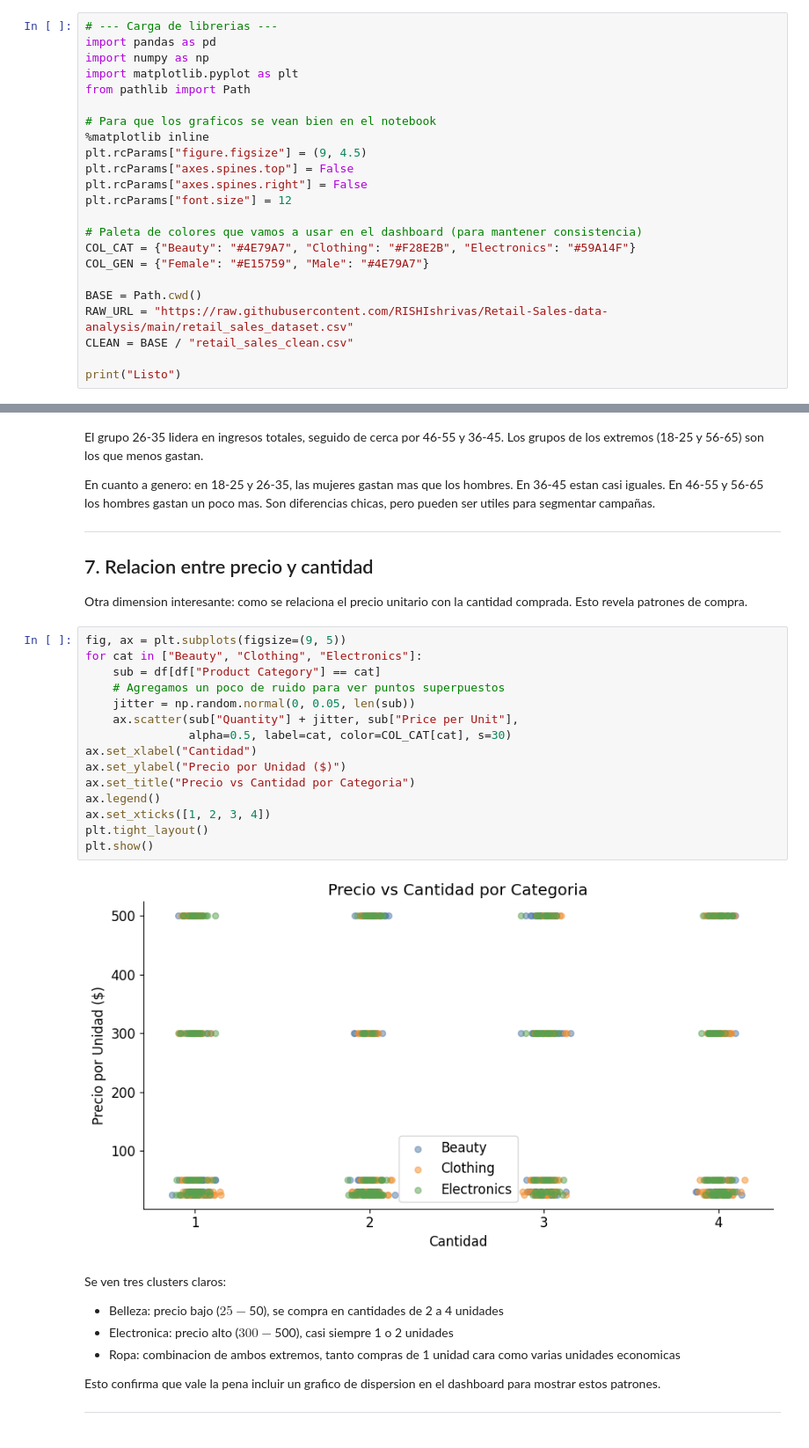
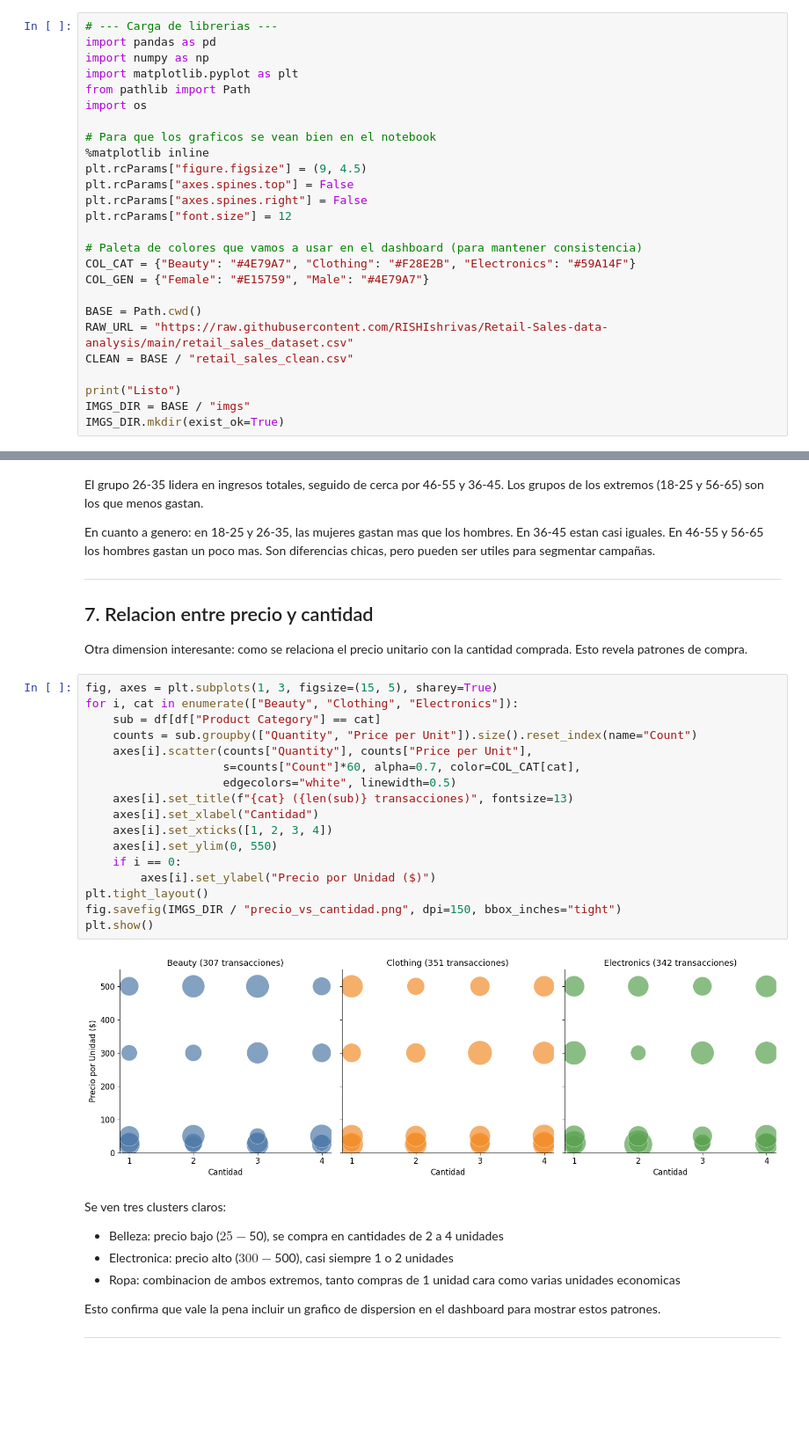
Before and after one commit to AngelEspin/retail-sales-dashboard, a Jupyter notebook: dashboard_streamlit/preprocessing.ipynb, the cells around one changed output, grey strips where cells are left out. Shown at 88% size. Saved outputs shown, nothing was run; the diff lists cells and outputs as text; blank space fills up the shorter version.

Commit message:
feat: save EDA figures to imgs/ + fix scatter plot with faceted bubbles

```diff
--- a/dashboard_streamlit/preprocessing.ipynb
+++ b/dashboard_streamlit/preprocessing.ipynb
@@ -20,6 +20,7 @@ import pandas as pd
 import numpy as np
 import matplotlib.pyplot as plt
 from pathlib import Path
+import os
 
 # Para que los graficos se vean bien en el notebook
 %matplotlib inline
@@ -37,6 +38,8 @@ RAW_URL = "https://raw.githubusercontent.com/RISHIshrivas/Retail-Sales-data-anal
 CLEAN = BASE / "retail_sales_clean.csv"
 
 print("Listo")
+IMGS_DIR = BASE / "imgs"
+IMGS_DIR.mkdir(exist_ok=True)
 # %% [output]
 Listo
 # %% [markdown]
@@ -391,22 +399,24 @@ Son diferencias chicas, pero pueden ser utiles para segmentar campañas.
 Otra dimension interesante: como se relaciona el precio unitario con
 la cantidad comprada. Esto revela patrones de compra.
 # %%
-fig, ax = plt.subplots(figsize=(9, 5))
-for cat in ["Beauty", "Clothing", "Electronics"]:
+fig, axes = plt.subplots(1, 3, figsize=(15, 5), sharey=True)
+for i, cat in enumerate(["Beauty", "Clothing", "Electronics"]):
     sub = df[df["Product Category"] == cat]
-    # Agregamos un poco de ruido para ver puntos superpuestos
-    jitter = np.random.normal(0, 0.05, len(sub))
-    ax.scatter(sub["Quantity"] + jitter, sub["Price per Unit"],
-               alpha=0.5, label=cat, color=COL_CAT[cat], s=30)
-ax.set_xlabel("Cantidad")
-ax.set_ylabel("Precio por Unidad ($)")
-ax.set_title("Precio vs Cantidad por Categoria")
-ax.legend()
-ax.set_xticks([1, 2, 3, 4])
+    counts = sub.groupby(["Quantity", "Price per Unit"]).size().reset_index(name="Count")
+    axes[i].scatter(counts["Quantity"], counts["Price per Unit"],
+                    s=counts["Count"]*60, alpha=0.7, color=COL_CAT[cat],
+                    edgecolors="white", linewidth=0.5)
+    axes[i].set_title(f"{cat} ({len(sub)} transacciones)", fontsize=13)
+    axes[i].set_xlabel("Cantidad")
+    axes[i].set_xticks([1, 2, 3, 4])
+    axes[i].set_ylim(0, 550)
+    if i == 0:
+        axes[i].set_ylabel("Precio por Unidad ($)")
 plt.tight_layout()
+fig.savefig(IMGS_DIR / "precio_vs_cantidad.png", dpi=150, bbox_inches="tight")
 plt.show()
 # %% [output]
-[figure, old version]
+[figure, new version]
 # %% [markdown]
 Se ven tres clusters claros:
 - Belleza: precio bajo ($25-$50), se compra en cantidades de 2 a 4 unidades
```
Also changed, not shown: parts of 6 cells of this notebook, 7 other files.
